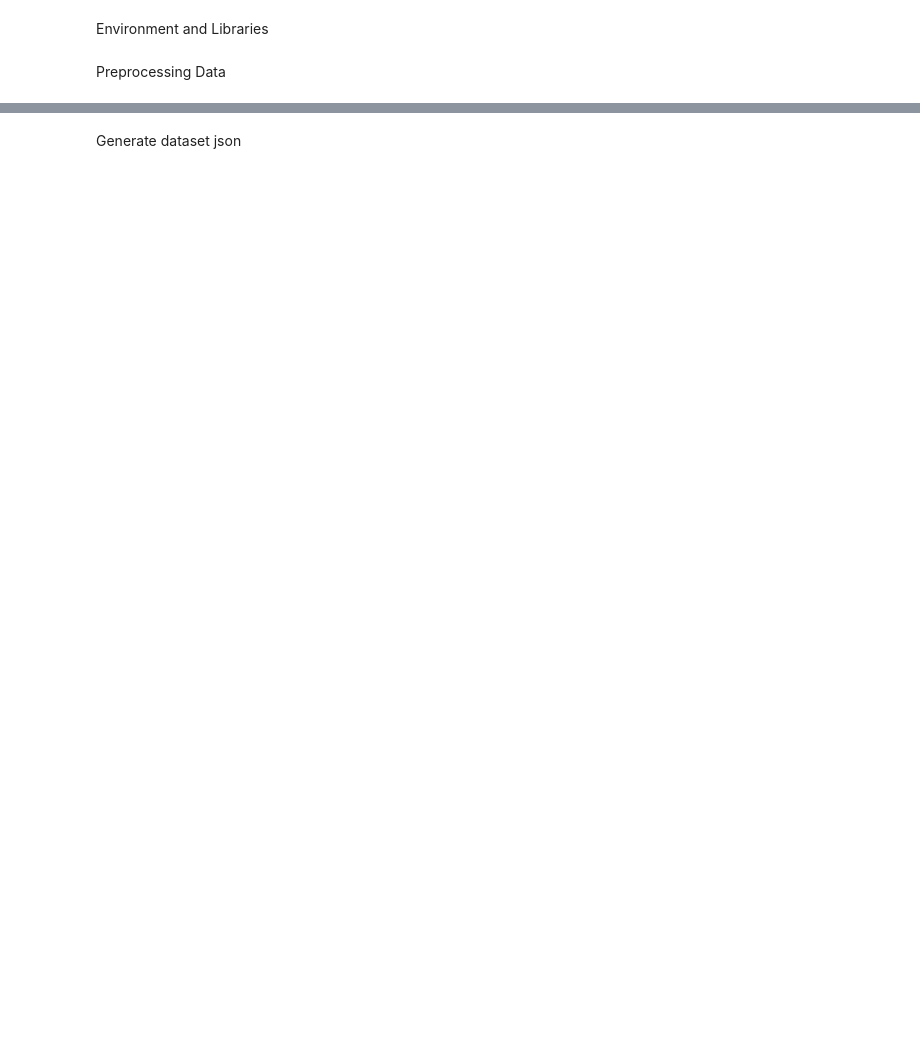
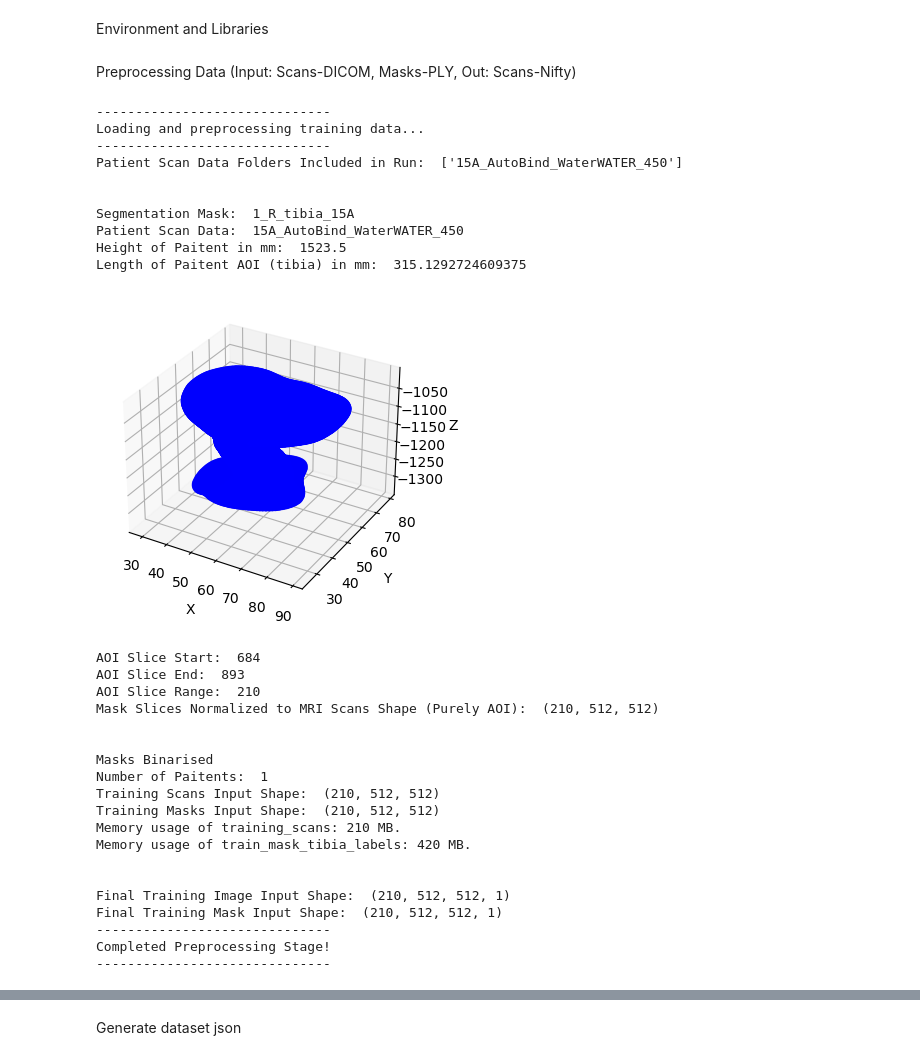
Before and after one commit to asif-jc/H-DenseUNet-CNN, a Jupyter notebook: nnUNetPreprocessing.ipynb, the cells around one changed output, grey strips where cells are left out. Drawn from its saved outputs; the diff is of its cells as text; code cells hidden in the pictures; blank space fills up the shorter version.

Commit message:
aligning scans

```diff
--- a/nnUNetPreprocessing.ipynb
+++ b/nnUNetPreprocessing.ipynb
@@ -14,2 +15,75 @@ from batchgenerators.utilities.file_and_folder_operations import save_json, join
-# %% [markdown]
-Preprocessing Data
+# %% [markdown]
+Preprocessing Data (Input: Scans-DICOM, Masks-PLY, Out: Scans-Nifty)
+# %%
+from preprocessing import preprocessing
+import numpy as np
+print('-'*30)
+print('Loading and preprocessing training data...')
+print('-'*30)
+
+
+total_slices_raw_data = 1015
+DataOnlyAOI = True
+scans_path = '/Users/pranavrao/Library/CloudStorage/OneDrive-TheUniversityofAuckland/Part4Project/MRI Scans - Tairawhiti'
+segmasks_fnames = ['1_R_tibia_15A']
+scan_data_folders = ['15A_AutoBind_WaterWATER_450']
+
+imgs_train, imgs_mask_train = preprocessing(scans_path, segmasks_fnames, scan_data_folders, total_slices_raw_data, DataOnlyAOI)
+
+if (DataOnlyAOI == False):
+    imgs_train = np.reshape(imgs_train, (len(scan_data_folders) * total_slices_raw_data, 512, 512))
+    imgs_mask_train = np.reshape(imgs_mask_train, (len(segmasks_fnames) * total_slices_raw_data, 512, 512))
+    imgs_train = np.expand_dims(imgs_train, axis=-1)
+    imgs_mask_train = np.expand_dims(imgs_mask_train, axis=-1)
+
+if (DataOnlyAOI == True):
+    imgs_train = np.expand_dims(imgs_train, axis=-1)
+    imgs_mask_train = np.expand_dims(imgs_mask_train, axis=-1)
+
+print("\n")
+print('Final Training Image Input Shape: ', imgs_train.shape)
+print('Final Training Mask Input Shape: ', imgs_mask_train.shape)
+
+imgs_train_nii = nib.Nifti1Image(imgs_train, affine=nii_mask.affine)
+scan_nifti_path = '/Users/pranavrao/Library/CloudStorage/OneDrive-TheUniversityofAuckland/Part4Project/MRI Scans - Tairawhiti - Nifti/15A_AutoBind_WaterWATER_450.nii.gz'
+nib.save(imgs_train_nii, scan_nifti_path)
+
+# imgs_mask_train_nii = nib.Nifti1Image(imgs_mask_train, affine=np.eye(4), header = imgs_train_nii.header)
+# mask = binarize_img(imgs_mask_train_nii, threshold = "0%")
+# mask_path = "/Users/pranavrao/Library/CloudStorage/OneDrive-TheUniversityofAuckland/Part4Project/Mask_exports - Nifti/1_R_tibia_15A.nii.gz"
+# nib.save(imgs_mask_train_nii, mask_path)
+
+print('-'*30)
+print('Completed Preprocessing Stage!')
+print('-'*30)
+# %% [output]
+------------------------------
+Loading and preprocessing training data...
+------------------------------
+Patient Scan Data Folders Included in Run:  ['15A_AutoBind_WaterWATER_450']
+
+
+Segmentation Mask:  1_R_tibia_15A
+Patient Scan Data:  15A_AutoBind_WaterWATER_450
+Height of Paitent in mm:  1523.5
+Length of Paitent AOI (tibia) in mm:  315.1292724609375
+[figure, added]
+AOI Slice Start:  684
+AOI Slice End:  893
+AOI Slice Range:  210
+Mask Slices Normalized to MRI Scans Shape (Purely AOI):  (210, 512, 512)
+
+
+Masks Binarised
+Number of Paitents:  1
+Training Scans Input Shape:  (210, 512, 512)
+Training Masks Input Shape:  (210, 512, 512)
+Memory usage of training_scans: 210 MB.
+Memory usage of train_mask_tibia_labels: 420 MB.
+
+
+Final Training Image Input Shape:  (210, 512, 512, 1)
+Final Training Mask Input Shape:  (210, 512, 512, 1)
+------------------------------
+Completed Preprocessing Stage!
+------------------------------
```
Also changed, not shown: parts of 10 cells of this notebook, 2 other files.
